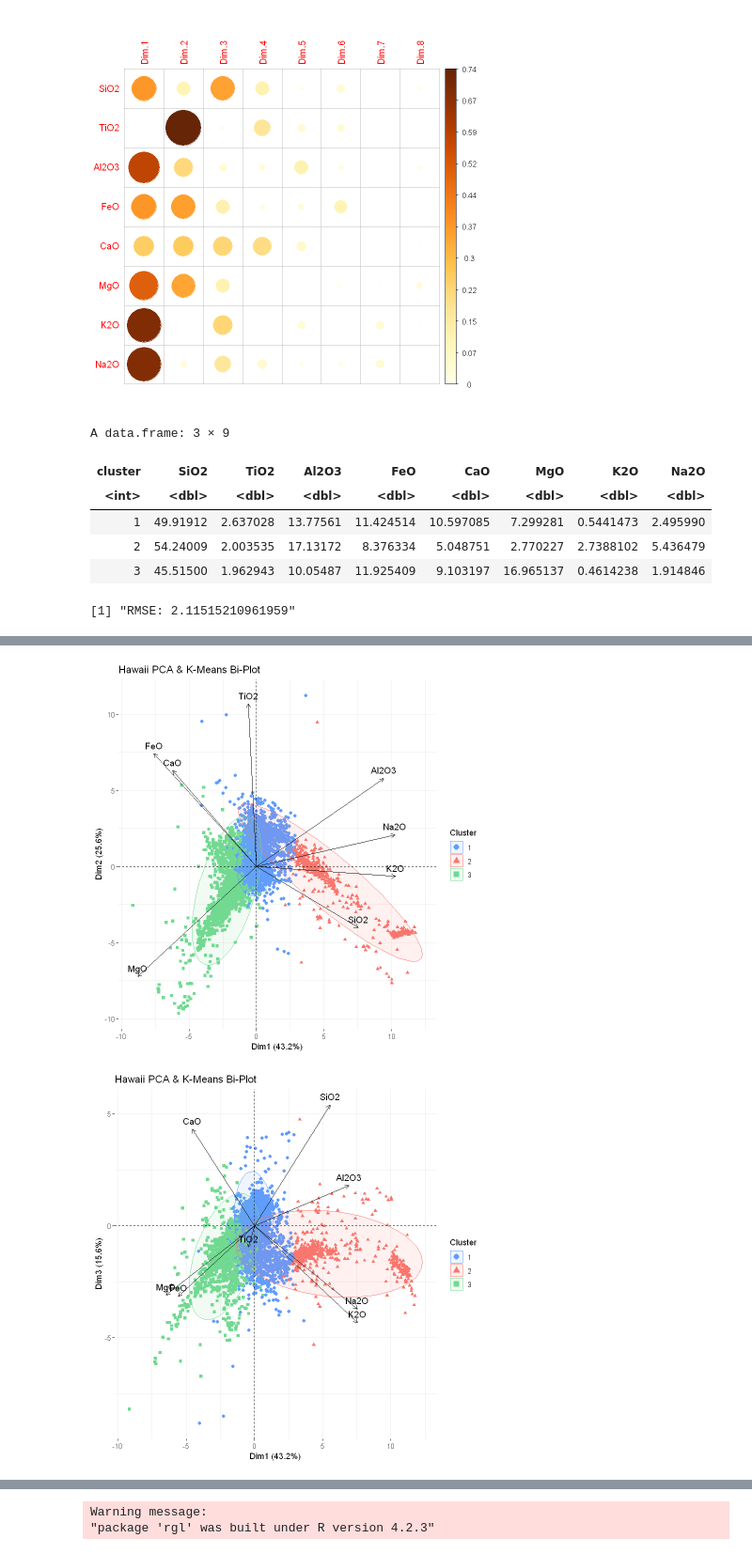
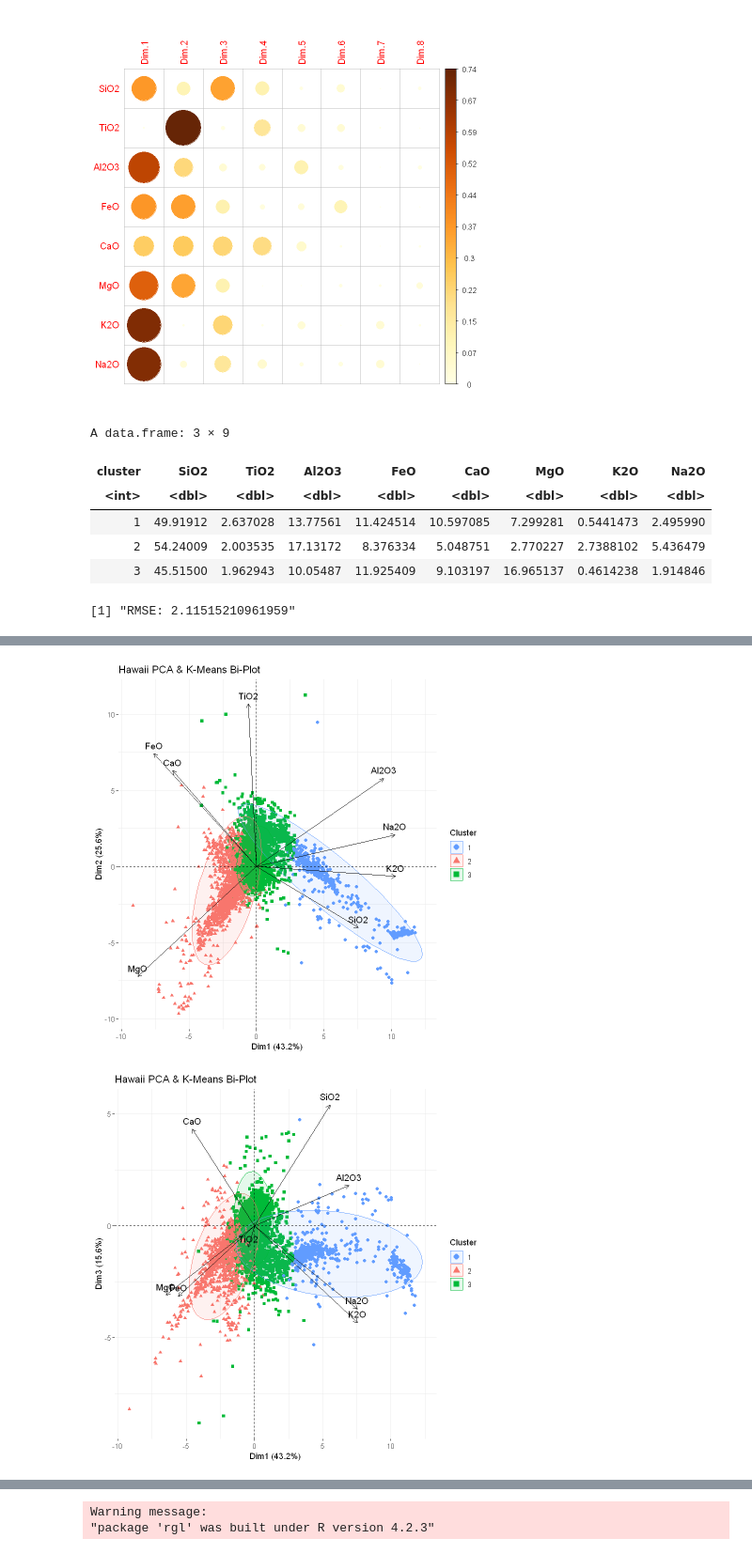
Before and after one commit to miromanestar/LomaGeology, a Jupyter notebook: notebooks/r_pca_hawaii.ipynb, the cells around one changed output, grey strips where cells are left out. Shown at 94% size. Saved outputs shown, nothing was run; the diff lists cells and outputs as text; code cells hidden in the pictures.

Commit message:
Experimented with flipping around kmeans cluster colors

```diff
--- a/notebooks/r_pca_hawaii.ipynb
+++ b/notebooks/r_pca_hawaii.ipynb
@@ -100,13 +100,9 @@ km_ind <- kmeans(ind$coord, centers = cluster, nstart = 25)
 km_var.grp <- as.factor(km_var$cluster)
 km_ind.grp <- as.factor(km_ind$cluster)
 
-# sil <- silhouette(km_ind$cluster, dist(ind$coord))
-# fviz_silhouette(sil)
-
-# centroids <- km_ind$centers
-# centroids.df <- as.data.frame(centroids)
-# row.names(centroids.df) <- paste0('Cluster ', 1:nrow(centroids.df))
-# centroids.df
+# This is just to resort the clusters for easier analysis
+relabel <- c(3, 1, 2)
+km_ind.grp <- as.factor(relabel[km_ind$cluster])
 
 clusters <- data.frame(cluster = km_ind$cluster, data)
 averages <- aggregate(clusters[,c(-1, -2, -3)], list(cluster = km_ind$cluster), mean)
@@ -116,34 +112,34 @@ averages
 rmse_ind <- sqrt(sum(km_ind$withinss) / nrow(ind$coord))
 sprintf('RMSE: %s', rmse_ind)
 
 for (i in 1:dim) {
 
   print(fviz_contrib(pca, choice = "var", axes = i))
 
   for (k in 1:dim) {
     if (k <= i) next
 
     print(fviz_pca(pca,
       col.ind = km_ind.grp,
       col.var = 'black',
       geom.ind = "point",
       addEllipses = TRUE,
       legend.title = "Cluster",
       axes = c(i, k),
-      # palette = c('#619cff', '#f8766d', '#72d991'),
+      palette = c('#619cff', '#f8766d', '#00ba38'),
       title = 'Hawaii PCA & K-Means Bi-Plot'
     ))
   }
 }
 # %% [output]
 A data.frame: 3 × 9
 | cluster | SiO2 | TiO2 | Al2O3 | FeO | CaO | MgO | K2O | Na2O |
 | <int> | <dbl> | <dbl> | <dbl> | <dbl> | <dbl> | <dbl> | <dbl> | <dbl> |
 | 1 | 49.91912 | 2.637028 | 13.77561 | 11.424514 | 10.597085 | 7.299281 | 0.5441473 | 2.495990 |
 | 2 | 54.24009 | 2.003535 | 17.13172 | 8.376334 | 5.048751 | 2.770227 | 2.7388102 | 5.436479 |
 | 3 | 45.51500 | 1.962943 | 10.05487 | 11.925409 | 9.103197 | 16.965137 | 0.4614238 | 1.914846 |
 [1] "RMSE: 2.11515210961959"
 [figure]
-[figure, old version]
+[figure, new version]
-[figure, old version]
+[figure, new version]
 [figure]
```
Also changed, not shown: parts of 1 cell of this notebook, 3 other files.
